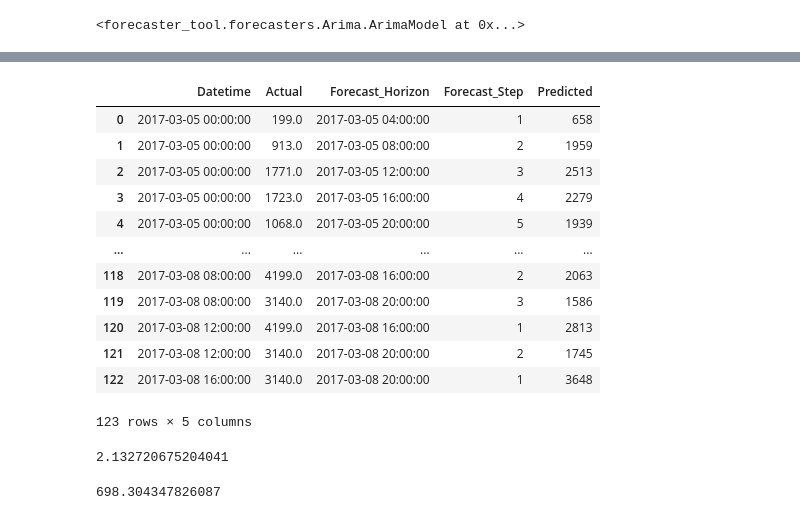
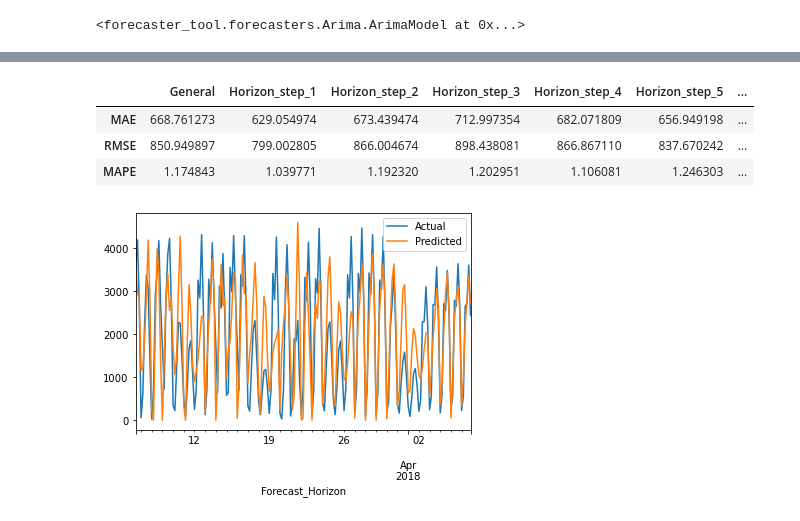
Before and after one commit to wang-yiche/DS5500-Project, a Jupyter notebook: Untitled.ipynb, the cells around one changed output, grey strips where cells are left out. Cells and saved outputs as stored; diff of their text form; code cells hidden in the pictures.

```diff
--- a/Untitled.ipynb
+++ b/Untitled.ipynb
@@ -64,26 +57,8 @@ plt.show()
-# %%
-d
-# %% [output]
-|  | Datetime | Actual | Forecast_Horizon | Forecast_Step | Predicted |
-| 0 | 2017-03-05 00:00:00 | 199.0 | 2017-03-05 04:00:00 | 1 | 658 |
-| 1 | 2017-03-05 00:00:00 | 913.0 | 2017-03-05 08:00:00 | 2 | 1959 |
-| 2 | 2017-03-05 00:00:00 | 1771.0 | 2017-03-05 12:00:00 | 3 | 2513 |
-| 3 | 2017-03-05 00:00:00 | 1723.0 | 2017-03-05 16:00:00 | 4 | 2279 |
-| 4 | 2017-03-05 00:00:00 | 1068.0 | 2017-03-05 20:00:00 | 5 | 1939 |
-| ... | ... | ... | ... | ... | ... |
-| 118 | 2017-03-08 08:00:00 | 4199.0 | 2017-03-08 16:00:00 | 2 | 2063 |
-| 119 | 2017-03-08 08:00:00 | 3140.0 | 2017-03-08 20:00:00 | 3 | 1586 |
-| 120 | 2017-03-08 12:00:00 | 4199.0 | 2017-03-08 16:00:00 | 1 | 2813 |
-| 121 | 2017-03-08 12:00:00 | 3140.0 | 2017-03-08 20:00:00 | 2 | 1745 |
-| 122 | 2017-03-08 16:00:00 | 3140.0 | 2017-03-08 20:00:00 | 1 | 3648 |
-123 rows × 5 columns
-# %%
-from sklearn.metrics import mean_absolute_percentage_error, mean_squared_error, mean_absolute_error
-y_true = df['Actual']
-y_pred = df['Predicted']
-print(mean_absolute_percentage_error(y_true, y_pred))
-mean_squared_error(y_true, y_pred, squared=False)
-mean_absolute_error(y_true, y_pred)
-# %% [output]
-2.132720675204041
-698.304347826087
+# %%
+tool.calculate_performance(forecasts, plot=True, horizon_step=3)
+# %% [output]
+|  | General | Horizon_step_1 | Horizon_step_2 | Horizon_step_3 | Horizon_step_4 | Horizon_step_5 | ... |
+| MAE | 668.761273 | 629.054974 | 673.439474 | 712.997354 | 682.071809 | 656.949198 | ... |
+| RMSE | 850.949897 | 799.002805 | 866.004674 | 898.438081 | 866.867110 | 837.670242 | ... |
+| MAPE | 1.174843 | 1.039771 | 1.192320 | 1.202951 | 1.106081 | 1.246303 | ... |
+[figure, added]
```
Also changed, not shown: parts of 6 cells of this notebook, 4 other files.
